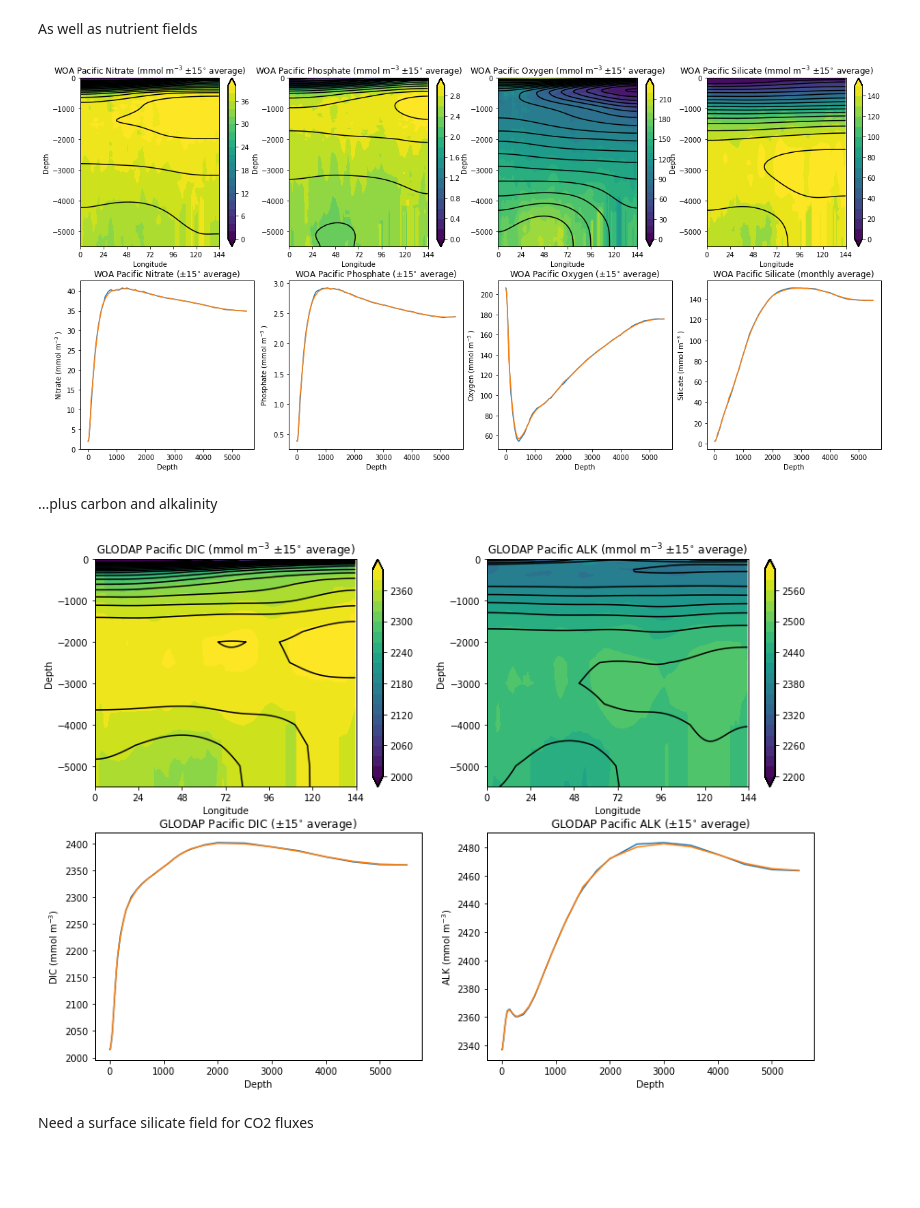
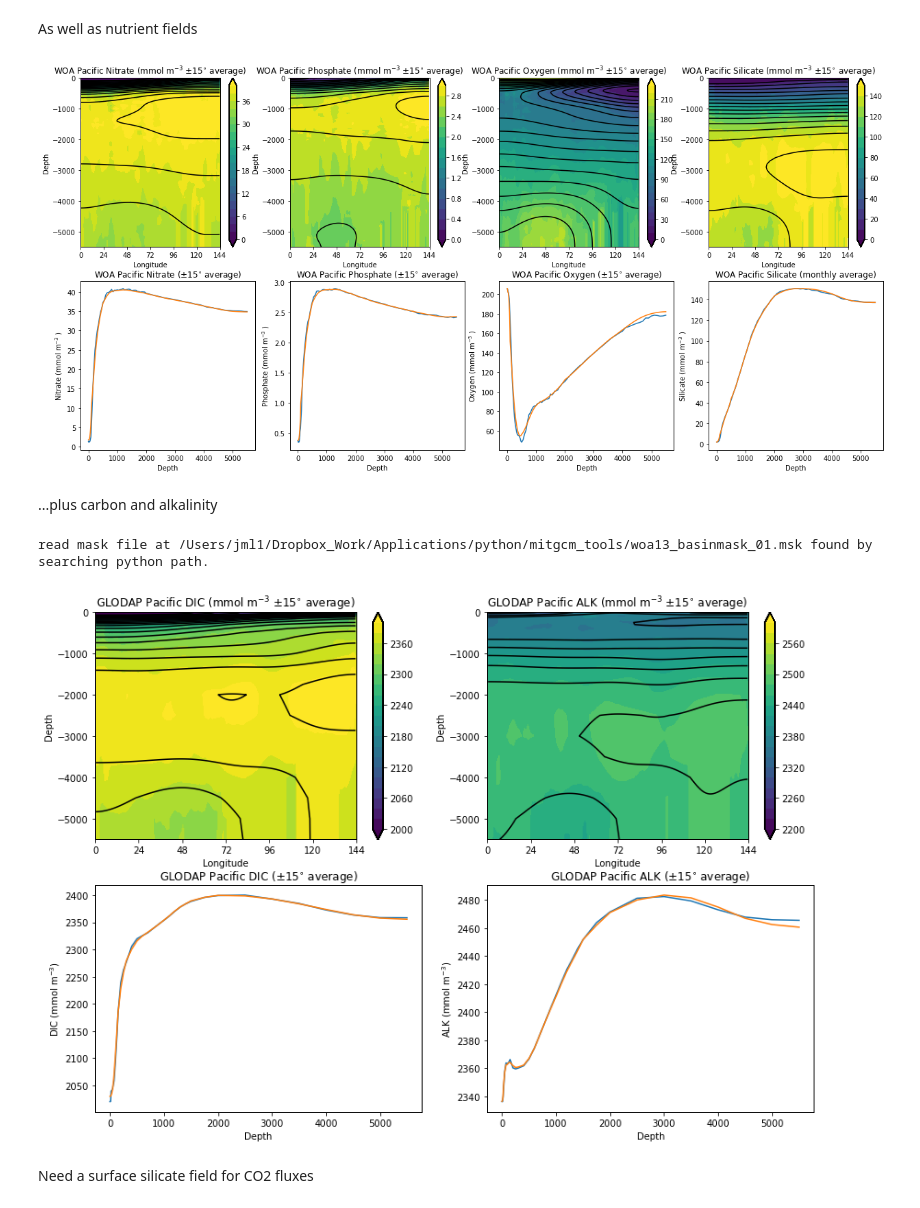
Before and after one commit to seamanticscience/Box_model, a Jupyter notebook: inpb.ipynb, the cells around one changed output. Saved outputs shown, nothing was run; the diff lists cells and outputs as text; code cells hidden in the pictures; blank space fills up the shorter version.

```diff
--- a/inpb.ipynb
+++ b/inpb.ipynb
@@ -426,16 +437,20 @@ woa13_sponge['i_an'] = xr.DataArray((xr.open_dataset(urlia,decode_times=False)['
 ##                                    dims=['time','depth','lat', 'lon'])
 kernal=(2.5,25)
 nsmooth = gaussian_filter(woa13_sponge.n_an \
-                              .where(woa13_sponge.pacific_mask==1).sel(lat=slice(-15,15)).sel(lon=slice(139,283)).median("lat").mean("time").ffill('depth'),
+                              .where(woa13_sponge.pacific_mask==1).sel(lat=slice(-15,15)).sel(lon=slice(139,283)) \
+                              .median("lat").mean("time").ffill('depth'),
                               sigma=kernal)
 psmooth = gaussian_filter(woa13_sponge.p_an \
-                              .where(woa13_sponge.pacific_mask==1).sel(lat=slice(-15,15)).sel(lon=slice(139,283)).median("lat").mean("time").ffill('depth'),
+                              .where(woa13_sponge.pacific_mask==1).sel(lat=slice(-15,15)).sel(lon=slice(139,283)) \
+                              .median("lat").mean("time").ffill('depth'),
                               sigma=kernal)
 osmooth = gaussian_filter(woa13_sponge.o_an \
-                              .where(woa13_sponge.pacific_mask==1).sel(lat=slice(-15,15)).sel(lon=slice(139,283)).median("lat").mean("time").ffill('depth'),
+                              .where(woa13_sponge.pacific_mask==1).sel(lat=slice(-15,15)).sel(lon=slice(139,283)) \
+                              .median("lat").mean("time").ffill('depth'),
                               sigma=kernal)
 ismooth = gaussian_filter(woa13_sponge.i_an \
-                              .where(woa13_sponge.pacific_mask==1).sel(lat=slice(-15,15)).sel(lon=slice(139,283)).median("lat").mean("time").ffill('depth'),
+                              .where(woa13_sponge.pacific_mask==1).sel(lat=slice(-15,15)).sel(lon=slice(139,283)) \
+                              .median("lat").mean("time").ffill('depth'),
                               sigma=kernal)
 
 with warnings.catch_warnings(): # these lines just make sure that the warnings dont clutter your notebook
@@ -445,25 +460,25 @@ with warnings.catch_warnings(): # these lines just make sure that the warnings d
     f4cax[0,0]=f4ax[0,0].contourf(np.arange(0.5,144.5,1),-woa13_sponge.depth,1000*woa13_sponge.n_an \
                               .where(woa13_sponge.pacific_mask==1).sel(lat=slice(-15,15)).sel(lon=slice(139,283)).median("lat").mean("time").ffill('depth'),
                              levels=np.arange(0,42,2),cmap='viridis',extend='both')
-    plt.colorbar(f4cax[0,0],ax=f4ax[0,0],cmap='viridis',extend='both')
+    plt.colorbar(f4cax[0,0],ax=f4ax[0,0])
     f4ax[0,0].set(xlim=(0,144),xticks=np.arange(0,168,24),
                 title='WOA Pacific Nitrate (mmol m$^{-3}$ $\pm$15$^{\circ}$ average)',xlabel='Longitude',ylabel='Depth')
     f4cax[0,1]=f4ax[0,1].contourf(np.arange(0.5,144.5,1),-woa13_sponge.depth,1000*woa13_sponge.p_an \
                               .where(woa13_sponge.pacific_mask==1).sel(lat=slice(-15,15)).sel(lon=slice(139,283)).median("lat").mean("time").ffill('depth'),
                              levels=np.arange(0,3.2,0.2),cmap='viridis',extend='both')
-    plt.colorbar(f4cax[0,1],ax=f4ax[0,1],cmap='viridis',extend='both')
+    plt.colorbar(f4cax[0,1],ax=f4ax[0,1])
     f4ax[0,1].set(xlim=(0,144),xticks=np.arange(0,168,24),
                 title='WOA Pacific Phosphate (mmol m$^{-3}$ $\pm$15$^{\circ}$ average)',xlabel='Longitude',ylabel='Depth')
     f4cax[0,2]=f4ax[0,2].contourf(np.arange(0.5,144.5,1),-woa13_sponge.depth,1000*woa13_sponge.o_an \
                               .where(woa13_sponge.pacific_mask==1).sel(lat=slice(-15,15)).sel(lon=slice(139,283)).median("lat").mean("time").ffill('depth'),
                              levels=np.arange(0,240,10),cmap='viridis',extend='both')
-    plt.colorbar(f4cax[0,2],ax=f4ax[0,2],cmap='viridis',extend='both')
+    plt.colorbar(f4cax[0,2],ax=f4ax[0,2])
     f4ax[0,2].set(xlim=(0,144),xticks=np.arange(0,168,24),
                 title='WOA Pacific Oxygen (mmol m$^{-3}$ $\pm$15$^{\circ}$ average)',xlabel='Longitude',ylabel='Depth')
     f4cax[0,3]=f4ax[0,3].contourf(np.arange(0.5,144.5,1),-woa13_sponge.depth,1000*woa13_sponge.i_an \
                               .where(woa13_sponge.pacific_mask==1).sel(lat=slice(-15,15)).sel(lon=slice(139,283)).median("lat").mean("time").ffill('depth'),
                               levels=np.arange(0,160,10),cmap='viridis',extend='both')
-    plt.colorbar(f4cax[0,3],ax=f4ax[0,3],cmap='viridis',extend='both')
+    plt.colorbar(f4cax[0,3],ax=f4ax[0,3])
     f4ax[0,3].set(xlim=(0,144),xticks=np.arange(0,168,24),
                 title='WOA Pacific Silicate (mmol m$^{-3}$ $\pm$15$^{\circ}$ average)',xlabel='Longitude',ylabel='Depth')
 
@@ -477,28 +492,28 @@ with warnings.catch_warnings(): # these lines just make sure that the warnings d
                               levels=np.arange(0,160,10),colors='k',extend='both')
 
     f4ax[1,0].plot(woa13_sponge.depth,1000*woa13_sponge.n_an \
-                              .where(woa13_sponge.pacific_mask==1).sel(lat=slice(-15,15)).sel(lon=slice(139,283)).median("lat").ffill('depth').mean("lon").T)
-    f4ax[1,0].plot(woa13_sponge.depth,1000*np.mean(nsmooth,axis=1))
+                              .where(woa13_sponge.pacific_mask==1).sel(lat=slice(-15,15)).sel(lon=slice(139,283)).median("lat").ffill('depth').median("lon").T)
+    f4ax[1,0].plot(woa13_sponge.depth,1000*np.median(nsmooth,axis=1))
     f4ax[1,0].set(
                 title='WOA Pacific Nitrate ($\pm$15$^{\circ}$ average)',xlabel='Depth',ylabel='Nitrate (mmol m$^{-3}$ )')
     f4ax[1,1].plot(woa13_sponge.depth,1000*woa13_sponge.p_an \
-                              .where(woa13_sponge.pacific_mask==1).sel(lat=slice(-15,15)).sel(lon=slice(139,283)).median("lat").ffill('depth').mean("lon").T)
-    f4ax[1,1].plot(woa13_sponge.depth,1000*np.mean(psmooth,axis=1))
+                              .where(woa13_sponge.pacific_mask==1).sel(lat=slice(-15,15)).sel(lon=slice(139,283)).median("lat").ffill('depth').median("lon").T)
+    f4ax[1,1].plot(woa13_sponge.depth,1000*np.median(psmooth,axis=1))
     f4ax[1,1].set(
                 title='WOA Pacific Phosphate ($\pm$15$^{\circ}$ average)',xlabel='Depth',ylabel='Phosphate (mmol m$^{-3}$ )')
     f4ax[1,2].plot(woa13_sponge.depth,1000*woa13_sponge.o_an \
-                              .where(woa13_sponge.pacific_mask==1).sel(lat=slice(-15,15)).sel(lon=slice(139,283)).median("lat").ffill('depth').mean("lon").T)
-    f4ax[1,2].plot(woa13_sponge.depth,1000*np.mean(osmooth,axis=1))
+                              .where(woa13_sponge.pacific_mask==1).sel(lat=slice(-15,15)).sel(lon=slice(139,283)).median("lat").ffill('depth').median("lon").T)
+    f4ax[1,2].plot(woa13_sponge.depth,1000*np.median(osmooth,axis=1))
     f4ax[1,2].set(
                 title='WOA Pacific Oxygen ($\pm$15$^{\circ}$ average)',xlabel='Depth',ylabel='Oxygen (mmol m$^{-3}$ )')
     f4ax[1,3].plot(woa13_sponge.depth,1000*woa13_sponge.i_an \
-                              .where(woa13_sponge.pacific_mask==1).sel(lat=slice(-15,15)).sel(lon=slice(139,283)).median("lat").ffill('depth').mean("lon").T)
-    f4ax[1,3].plot(woa13_sponge.depth,1000*np.mean(ismooth,axis=1))
+                              .where(woa13_sponge.pacific_mask==1).sel(lat=slice(-15,15)).sel(lon=slice(139,283)).median("lat").ffill('depth').median("lon").T)
+    f4ax[1,3].plot(woa13_sponge.depth,1000*np.median(ismooth,axis=1))
     f4ax[1,3].set(
                 title='WOA Pacific Silicate (monthly average)',xlabel='Depth',ylabel='Silicate (mmol m$^{-3}$ )')
     plt.show()
 # %% [output]
-[figure, old version]
+[figure, new version]
 # %% [markdown]
 ...plus carbon and alkalinity
 # %%
@@ -539,40 +554,41 @@ asmooth = gaussian_filter(glodap_sponge['TAlk'] \
                               sigma=kernal)
 
 with warnings.catch_warnings(): # these lines just make sure that the warnings dont clutter your notebook
     warnings.simplefilter("ignore")
     f6, f6ax = plt.subplots(figsize=(14,10),ncols=2,nrows=2)
     f6cax=f6ax.copy()
     f6cax[0,0]=f6ax[0,0].contourf(np.arange(0.5,144.5,1),-glodap_sponge.depth,1000*glodap_sponge.TCO2 \
                               .where(glodap_sponge.pacific_mask==1).sel(lat=slice(-15,15)).sel(lon=slice(139,283)).median("lat").ffill('depth'),
                              levels=np.arange(2000,2420,20),cmap='viridis',extend='both')
-    plt.colorbar(f6cax[0,0],ax=f6ax[0,0],cmap='viridis',extend='both')
+    plt.colorbar(f6cax[0,0],ax=f6ax[0,0])
     f6ax[0,0].set(xlim=(0,144),xticks=np.arange(0,168,24),
                 title='GLODAP Pacific DIC (mmol m$^{-3}$ $\pm$15$^{\circ}$ average)',xlabel='Longitude',ylabel='Depth')
     f6cax[0,1]=f6ax[0,1].contourf(np.arange(0.5,144.5,1),-glodap_sponge.depth,1000*glodap_sponge.TAlk \
                               .where(glodap_sponge.pacific_mask==1).sel(lat=slice(-15,15)).sel(lon=slice(139,283)).median("lat").ffill('depth'),
                              levels=np.arange(2200,2620,20),cmap='viridis',extend='both')
-    plt.colorbar(f6cax[0,1],ax=f6ax[0,1],cmap='viridis',extend='both')
+    plt.colorbar(f6cax[0,1],ax=f6ax[0,1])
     f6ax[0,1].set(xlim=(0,144),xticks=np.arange(0,168,24),
                 title='GLODAP Pacific ALK (mmol m$^{-3}$ $\pm$15$^{\circ}$ average)',xlabel='Longitude',ylabel='Depth')
 
     f6cax[0,0]=f6ax[0,0].contour(np.arange(0.5,144.5,1),-glodap_sponge.depth,1000*csmooth,
                                   levels=np.arange(2000,2420,20),colors='k',extend='both')
     f6cax[0,1]=f6ax[0,1].contour(np.arange(0.5,144.5,1),-glodap_sponge.depth,1000*asmooth,
                                   levels=np.arange(2200,2620,20),colors='k',extend='both')
 
     f6ax[1,0].plot(glodap_sponge.depth,1000*glodap_sponge.TCO2 \
-                              .where(glodap_sponge.pacific_mask==1).sel(lat=slice(-15,15)).sel(lon=slice(139,283)).median("lat").ffill('depth').mean("lon").T)
-    f6ax[1,0].plot(glodap_sponge.depth,1000*np.mean(csmooth,axis=1))
+                              .where(glodap_sponge.pacific_mask==1).sel(lat=slice(-15,15)).sel(lon=slice(139,283)).median("lat").ffill('depth').median("lon").T)
+    f6ax[1,0].plot(glodap_sponge.depth,1000*np.median(csmooth,axis=1))
     f6ax[1,0].set(
                 title='GLODAP Pacific DIC ($\pm$15$^{\circ}$ average)',xlabel='Depth',ylabel='DIC (mmol m$^{-3}$)')
     f6ax[1,1].plot(glodap_sponge.depth,1000*glodap_sponge.TAlk \
-                              .where(glodap_sponge.pacific_mask==1).sel(lat=slice(-15,15)).sel(lon=slice(139,283)).median("lat").ffill('depth').mean("lon").T)
-    f6ax[1,1].plot(glodap_sponge.depth,1000*np.mean(asmooth,axis=1))
+                              .where(glodap_sponge.pacific_mask==1).sel(lat=slice(-15,15)).sel(lon=slice(139,283)).median("lat").ffill('depth').median("lon").T)
+    f6ax[1,1].plot(glodap_sponge.depth,1000*np.median(asmooth,axis=1))
     f6ax[1,1].set(
                 title='GLODAP Pacific ALK ($\pm$15$^{\circ}$ average)',xlabel='Depth',ylabel='ALK (mmol m$^{-3}$)')
     plt.show()
 # %% [output]
+read mask file at /Users/jml1/Dropbox_Work/Applications/python/mitgcm_tools/woa13_basinmask_01.msk found by searching python path.
-[figure, old version]
+[figure, new version]
 # %% [markdown]
 Need a surface silicate field for CO2 fluxes
 # %%
```
Also changed, not shown: parts of 12 cells of this notebook.
